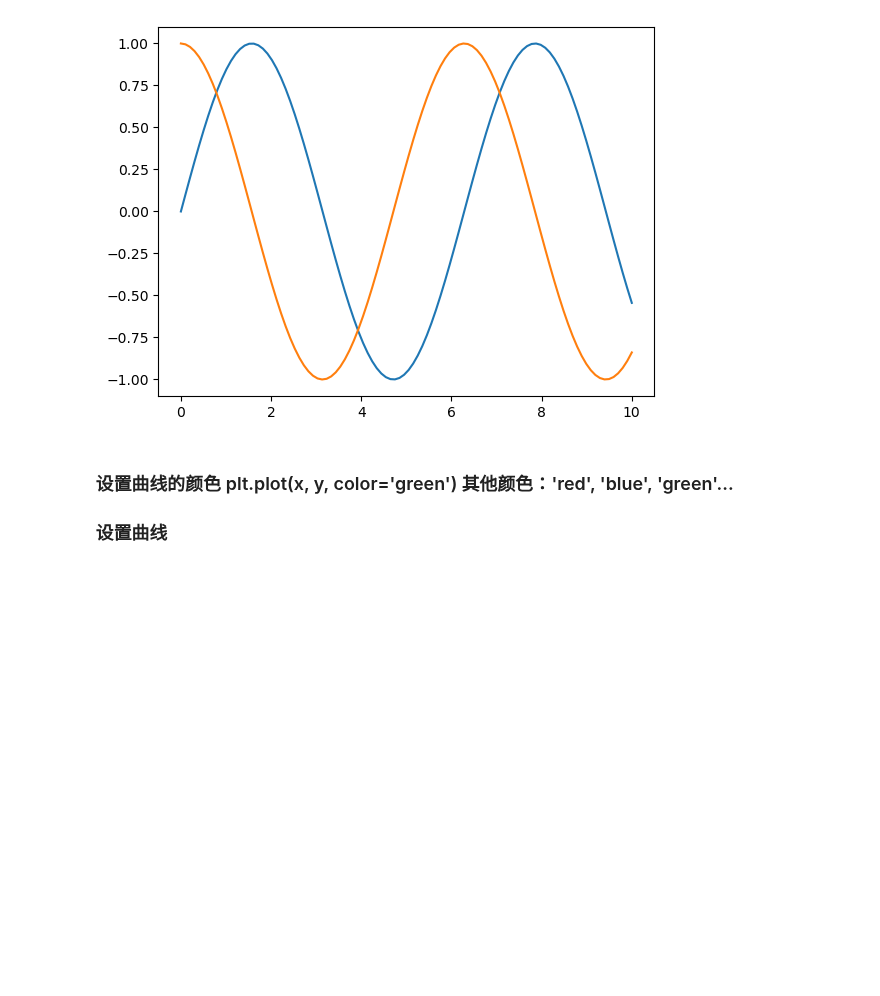
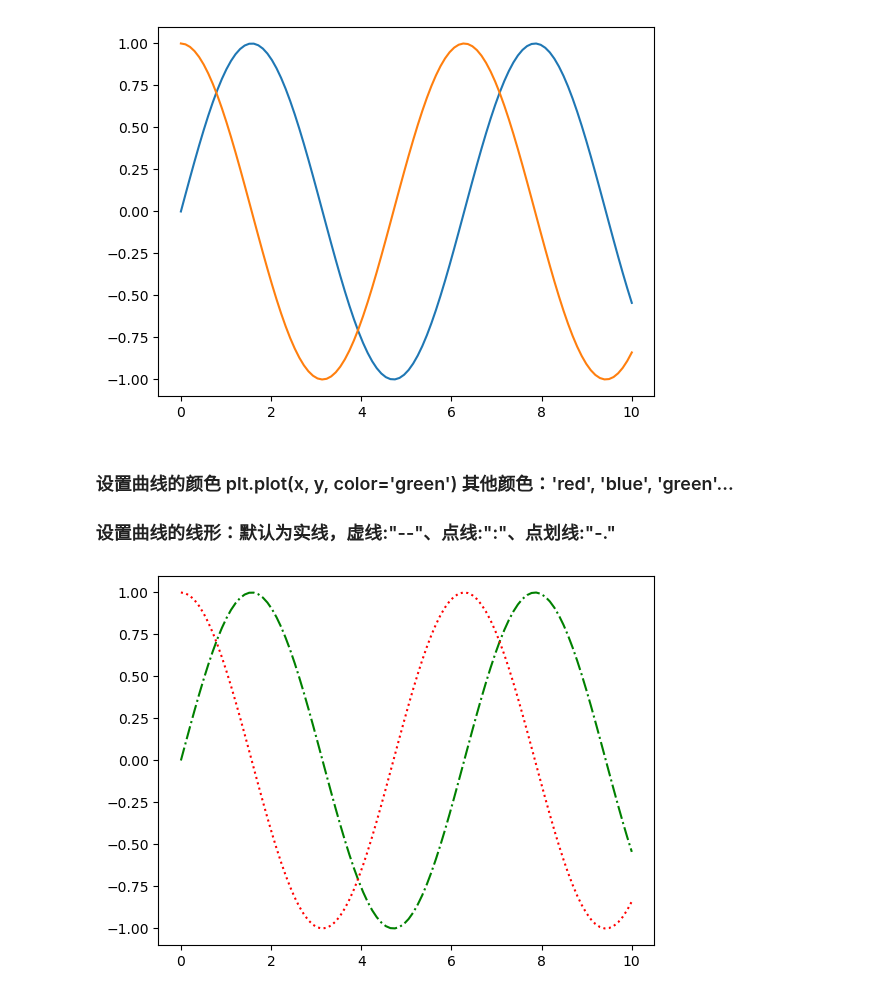
Before and after one commit to orange-ls/xc, a Jupyter notebook: ai/machine_learning/ml/test_1/8、matplotlib基础语法.ipynb, the cells around one changed output. Drawn from its saved outputs; the diff is of its cells as text; code cells hidden in the pictures; blank space fills up the shorter version.

```diff
--- a/ai/machine_learning/ml/test_1/8、matplotlib基础语法.ipynb
+++ b/ai/machine_learning/ml/test_1/8、matplotlib基础语法.ipynb
@@ -29,4 +29,14 @@ plt.show()
 [figure]
 # %% [markdown]
 ### 设置曲线的颜色 plt.plot(x, y, color='green') 其他颜色：'red', 'blue', 'green'...
-### 设置曲线
+### 设置曲线的线形：默认为实线，虚线:"--"、点线:":"、点划线:"-."
+# %%
+x = np.linspace(0,10,100)
+y1 = np.sin(x)
+y2 = np.cos(x)
+
+plt.plot(x,y1,color='green',linestyle='-.')
+plt.plot(x,y2,color='red',linestyle=':')
+plt.show()
+# %% [output]
+[figure, added]
```
Also changed, not shown: parts of 8 cells of this notebook, 1 other file.
